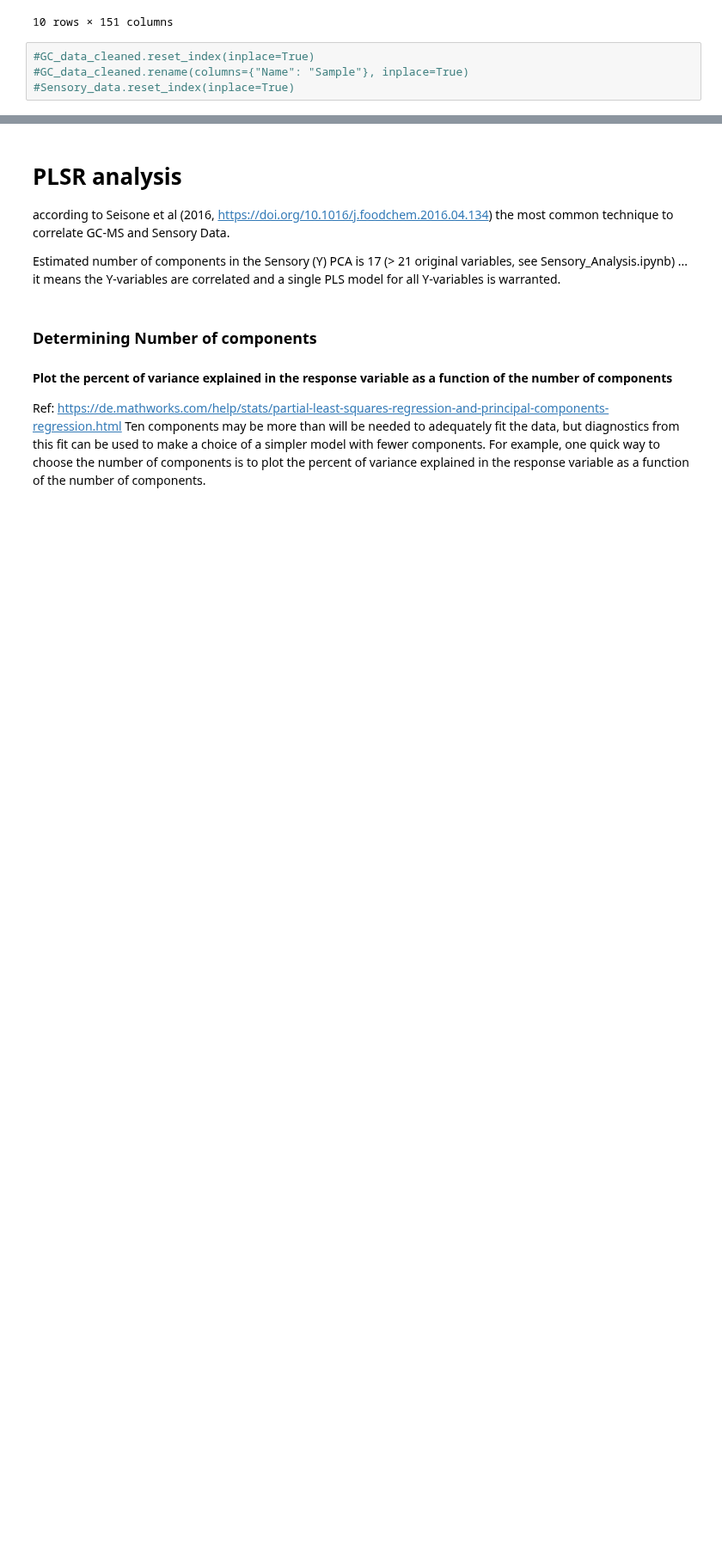
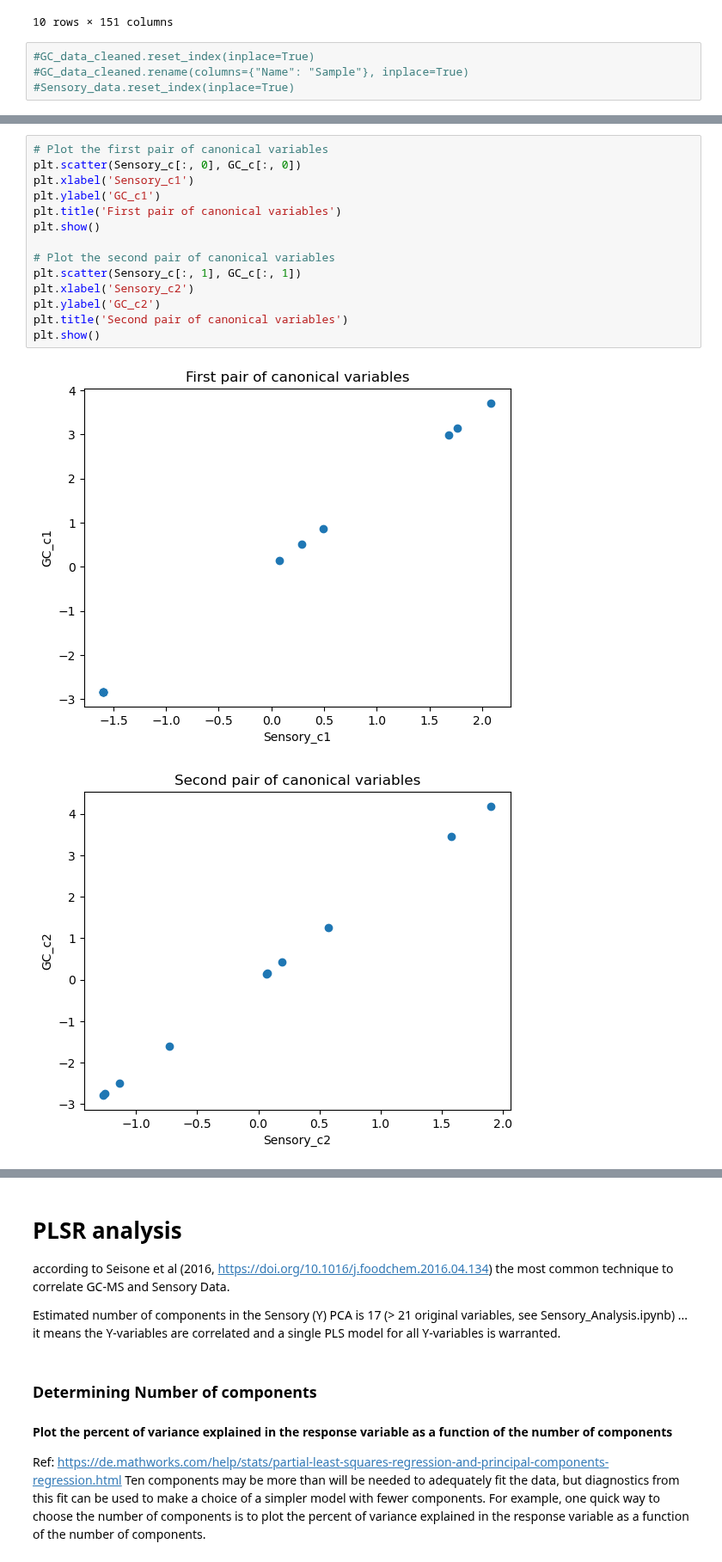
Before and after one commit to bokulich-publications/microterroir, a Jupyter notebook: Correlate_GC_Sensory.ipynb, the cells around one changed output, grey strips where cells are left out. Shown at 86% size. Cells and saved outputs as stored; diff of their text form; blank space fills up the shorter version.

```diff
--- a/Correlate_GC_Sensory.ipynb
+++ b/Correlate_GC_Sensory.ipynb
@@ -82,0 +109,17 @@ cca_df1, cca_df2 = cca.transform(Sensory_data, GC_data_cleaned)
+# %%
+# Plot the first pair of canonical variables
+plt.scatter(Sensory_c[:, 0], GC_c[:, 0])
+plt.xlabel('Sensory_c1')
+plt.ylabel('GC_c1')
+plt.title('First pair of canonical variables')
+plt.show()
+
+# Plot the second pair of canonical variables
+plt.scatter(Sensory_c[:, 1], GC_c[:, 1])
+plt.xlabel('Sensory_c2')
+plt.ylabel('GC_c2')
+plt.title('Second pair of canonical variables')
+plt.show()
+# %% [output]
+[figure, added]
+[figure, added]
```
Also changed, not shown: parts of 45 cells of this notebook, 1 other file.
